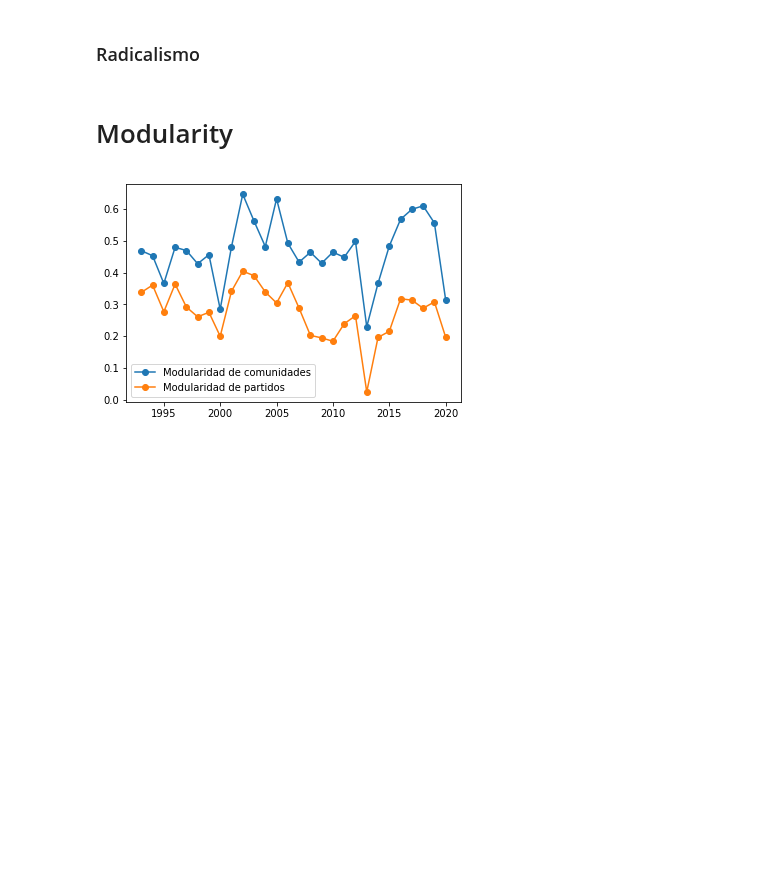
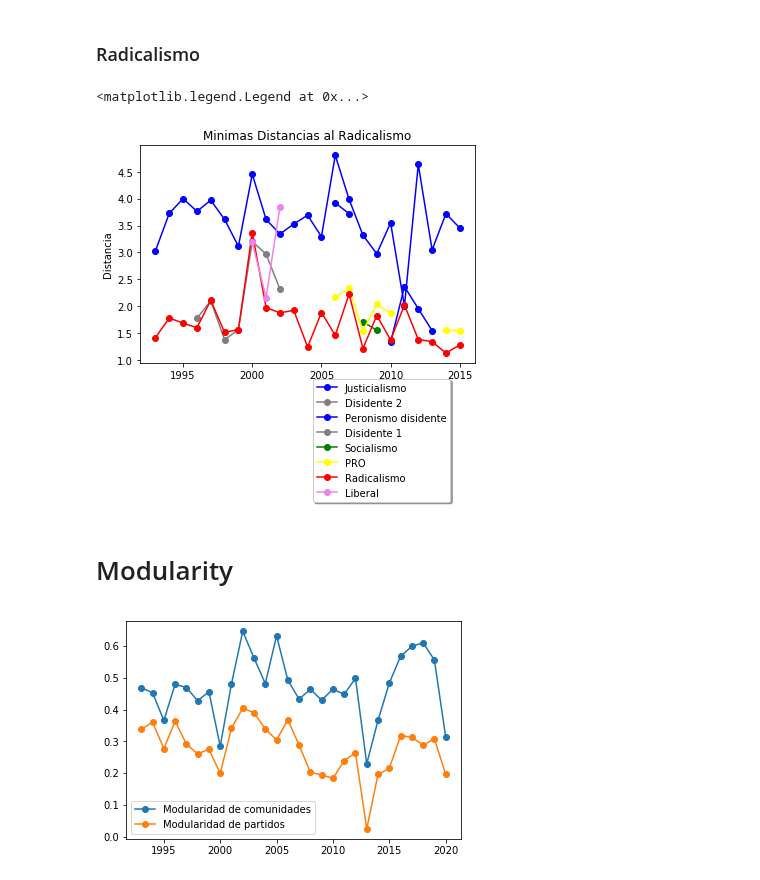
Before and after one commit to LunaKadysz/Redes, a Jupyter notebook: TP_Final/TheCongress/plot_metrics.ipynb, the cells around one changed output. Saved outputs shown, nothing was run; the diff lists cells and outputs as text; code cells hidden in the pictures; blank space fills up the shorter version.

```diff
--- a/TP_Final/TheCongress/plot_metrics.ipynb
+++ b/TP_Final/TheCongress/plot_metrics.ipynb
@@ -58,5 +91,35 @@ plt.show()
 # %% [markdown]
 ### Radicalismo
+# %%
+all_ideologies2 = []
+#hago anios a mano porque el radicalismo existe hasta el 2015
+for y in range(1993,2016):
+    radicalismo_paths = metrics[y]['shortest_paths_ideology'][0]['Radicalismo']
+    all_ideologies2 = list(set(all_ideologies2 + [ideology for ideology in radicalismo_paths.keys()]))
+
+paths_r = {k: [] for k in all_ideologies2}
+
+for y in range(1993,2016):
+    radicalismo_paths = metrics[y]['shortest_paths_ideology'][0]['Radicalismo']
+    for ideology in all_ideologies2:
+        if ideology in list(radicalismo_paths.keys()):
+            paths_r[ideology].append(radicalismo_paths[ideology][0])
+        else:
+            paths_r[ideology].append(np.nan)
+# %%
+colores2 = ['blue','grey','blue','grey','green','yellow','red','violet']
+dict_colores2 = {k: colores2[i] for i,k in enumerate(all_ideologies2)}
+# %%
+
+for i,ideology in enumerate(all_ideologies2):
+    plt.plot(list(range(1993,2016)),paths_r[ideology],'-o',color=dict_colores2[ideology], label= f'{ideology}')
+plt.title('Minimas Distancias al Radicalismo')
+plt.ylabel('Distancia')
+plt.legend(loc='upper left', bbox_to_anchor=(0.5, -0.05),
+          fancybox=True, shadow=True)
+# %% [output]
+<matplotlib.legend.Legend at 0x...>
+[figure, added]
 # %% [markdown]
 # Modularity
 # %%
```
Also changed, not shown: parts of 3 cells of this notebook.
